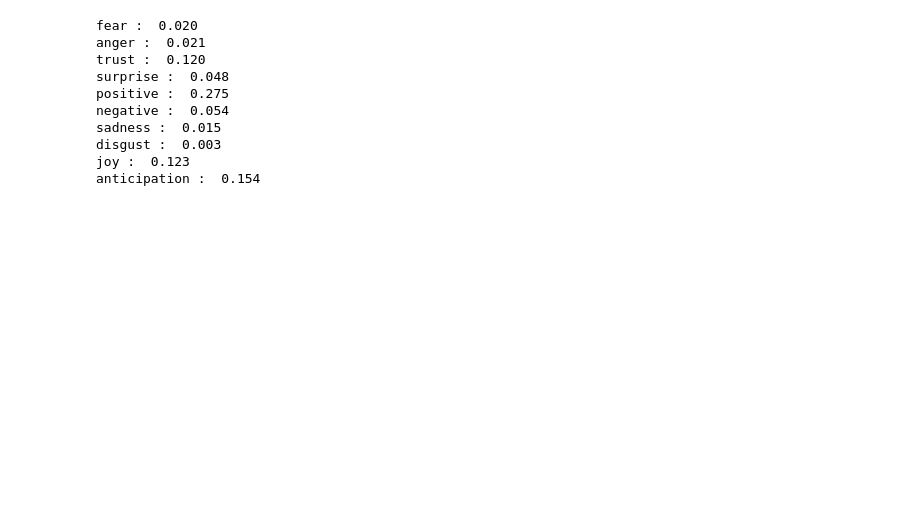
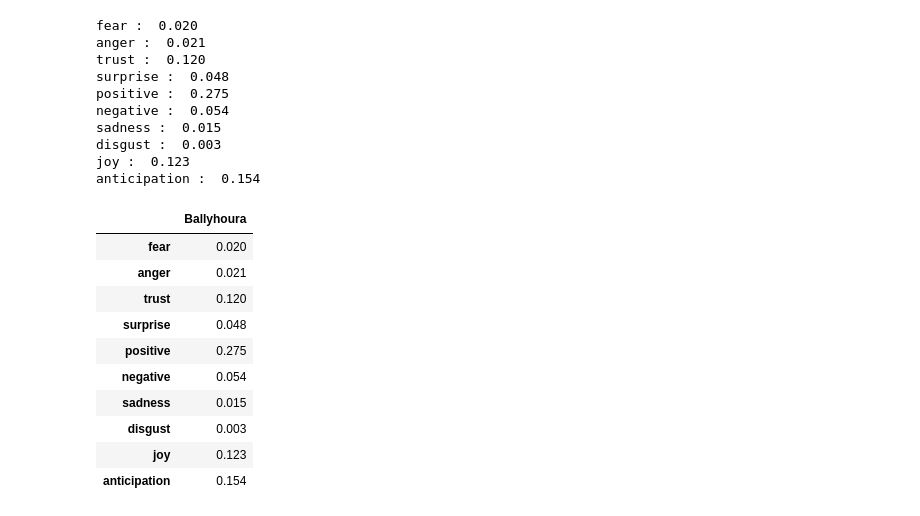
Before and after one commit to federicamontana/GoGreenRoutes, a Jupyter notebook: notebook/Parks.ipynb, the cells around one changed output. Cells and saved outputs as stored; diff of their text form; code cells hidden in the pictures; blank space fills up the shorter version.

```diff
--- a/notebook/Parks.ipynb
+++ b/notebook/Parks.ipynb
@@ -80,3 +66,21 @@ sadness :  0.015
 disgust :  0.003
 joy :  0.123
 anticipation :  0.154
+# %%
+ballyhoura_df = pd.DataFrame(
+    {'Ballyhoura': aggr
+    }, index = labels)
+
+ballyhoura_df
+# %% [output]
+|  | Ballyhoura |
+| fear | 0.020 |
+| anger | 0.021 |
+| trust | 0.120 |
+| surprise | 0.048 |
+| positive | 0.275 |
+| negative | 0.054 |
+| sadness | 0.015 |
+| disgust | 0.003 |
+| joy | 0.123 |
+| anticipation | 0.154 |
```
Also changed, not shown: parts of 12 cells of this notebook.
